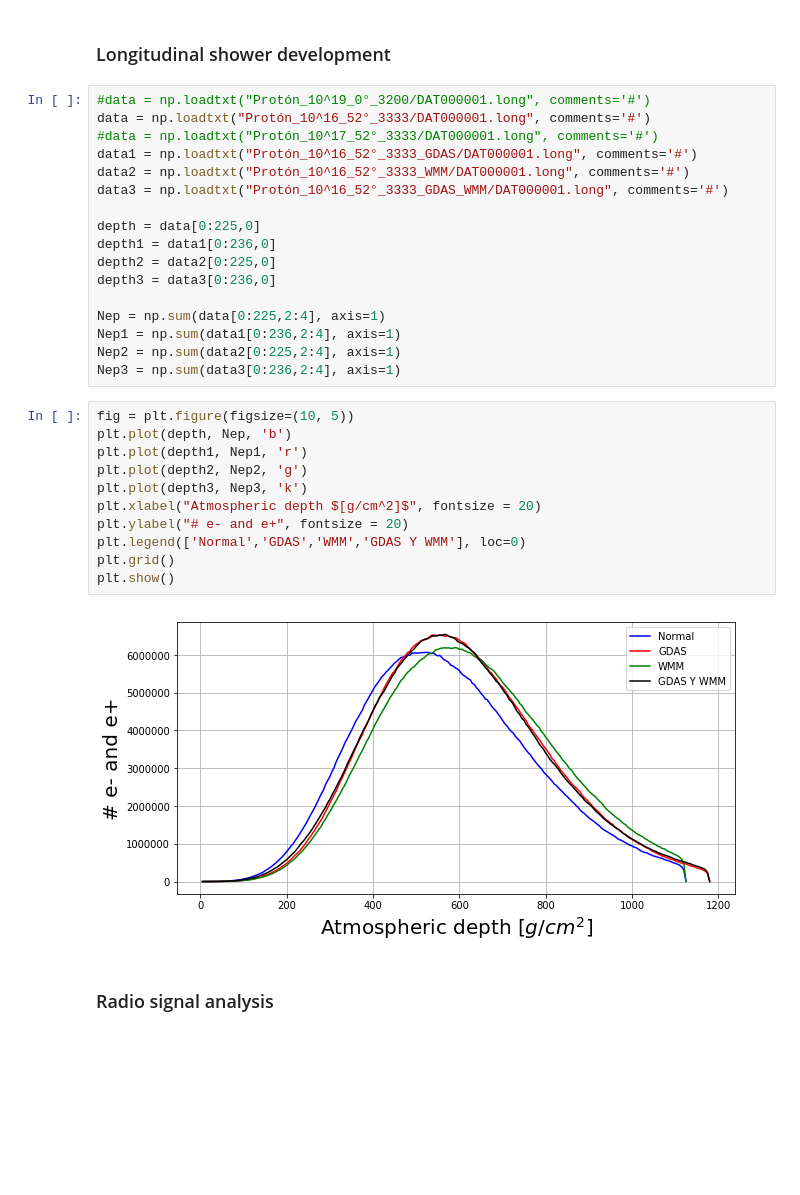
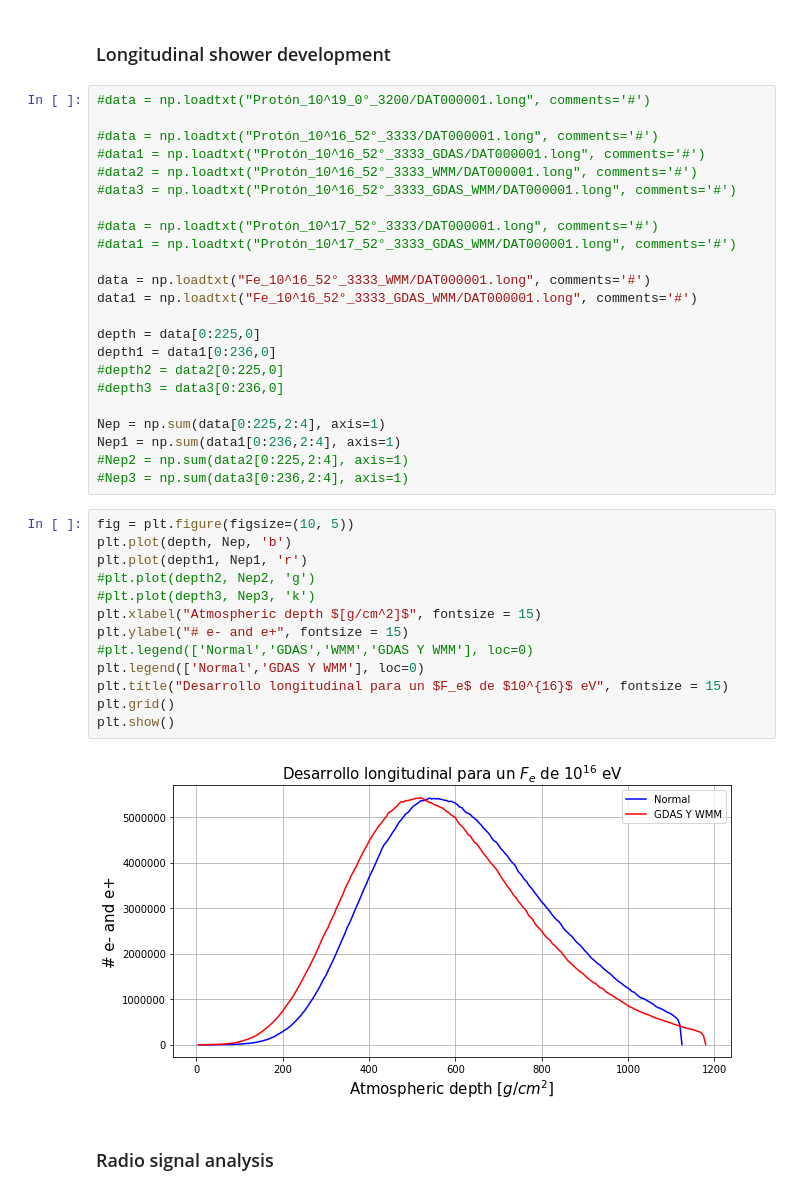
Before and after one commit to JuanManuelPacheco/RADAR, a Jupyter notebook: AERA_GUANE.ipynb, the cells around one changed output. Saved outputs shown, nothing was run; the diff lists cells and outputs as text; blank space fills up the shorter version.

Commit message:
Se agregó el análisis para el hierro

```diff
--- a/AERA_GUANE.ipynb
+++ b/AERA_GUANE.ipynb
@@ -15,34 +15,42 @@ from scipy import stats
 ### Longitudinal shower development
 # %%
 #data = np.loadtxt("Protón_10^19_0°_3200/DAT000001.long", comments='#')
-data = np.loadtxt("Protón_10^16_52°_3333/DAT000001.long", comments='#')
+
+#data = np.loadtxt("Protón_10^16_52°_3333/DAT000001.long", comments='#')
+#data1 = np.loadtxt("Protón_10^16_52°_3333_GDAS/DAT000001.long", comments='#')
+#data2 = np.loadtxt("Protón_10^16_52°_3333_WMM/DAT000001.long", comments='#')
+#data3 = np.loadtxt("Protón_10^16_52°_3333_GDAS_WMM/DAT000001.long", comments='#')
+
 #data = np.loadtxt("Protón_10^17_52°_3333/DAT000001.long", comments='#')
-data1 = np.loadtxt("Protón_10^16_52°_3333_GDAS/DAT000001.long", comments='#')
-data2 = np.loadtxt("Protón_10^16_52°_3333_WMM/DAT000001.long", comments='#')
-data3 = np.loadtxt("Protón_10^16_52°_3333_GDAS_WMM/DAT000001.long", comments='#')
+#data1 = np.loadtxt("Protón_10^17_52°_3333_GDAS_WMM/DAT000001.long", comments='#')
+
+data = np.loadtxt("Fe_10^16_52°_3333_WMM/DAT000001.long", comments='#')
+data1 = np.loadtxt("Fe_10^16_52°_3333_GDAS_WMM/DAT000001.long", comments='#')
 
 depth = data[0:225,0]
 depth1 = data1[0:236,0]
-depth2 = data2[0:225,0]
-depth3 = data3[0:236,0]
+#depth2 = data2[0:225,0]
+#depth3 = data3[0:236,0]
 
 Nep = np.sum(data[0:225,2:4], axis=1)
 Nep1 = np.sum(data1[0:236,2:4], axis=1)
-Nep2 = np.sum(data2[0:225,2:4], axis=1)
-Nep3 = np.sum(data3[0:236,2:4], axis=1)
+#Nep2 = np.sum(data2[0:225,2:4], axis=1)
+#Nep3 = np.sum(data3[0:236,2:4], axis=1)
 # %%
 fig = plt.figure(figsize=(10, 5))
 plt.plot(depth, Nep, 'b')
 plt.plot(depth1, Nep1, 'r')
-plt.plot(depth2, Nep2, 'g')
-plt.plot(depth3, Nep3, 'k')
-plt.xlabel("Atmospheric depth $[g/cm^2]$", fontsize = 20)
-plt.ylabel("# e- and e+", fontsize = 20)
-plt.legend(['Normal','GDAS','WMM','GDAS Y WMM'], loc=0)
+#plt.plot(depth2, Nep2, 'g')
+#plt.plot(depth3, Nep3, 'k')
+plt.xlabel("Atmospheric depth $[g/cm^2]$", fontsize = 15)
+plt.ylabel("# e- and e+", fontsize = 15)
+#plt.legend(['Normal','GDAS','WMM','GDAS Y WMM'], loc=0)
+plt.legend(['Normal','GDAS Y WMM'], loc=0)
+plt.title("Desarrollo longitudinal para un $F_e$ de $10^{16}$ eV", fontsize = 15)
 plt.grid()
 plt.show()
 # %% [output]
-[figure, old version]
+[figure, new version]
 # %% [markdown]
 ### Radio signal analysis
 # %%
```
Also changed, not shown: parts of 8 cells of this notebook.
